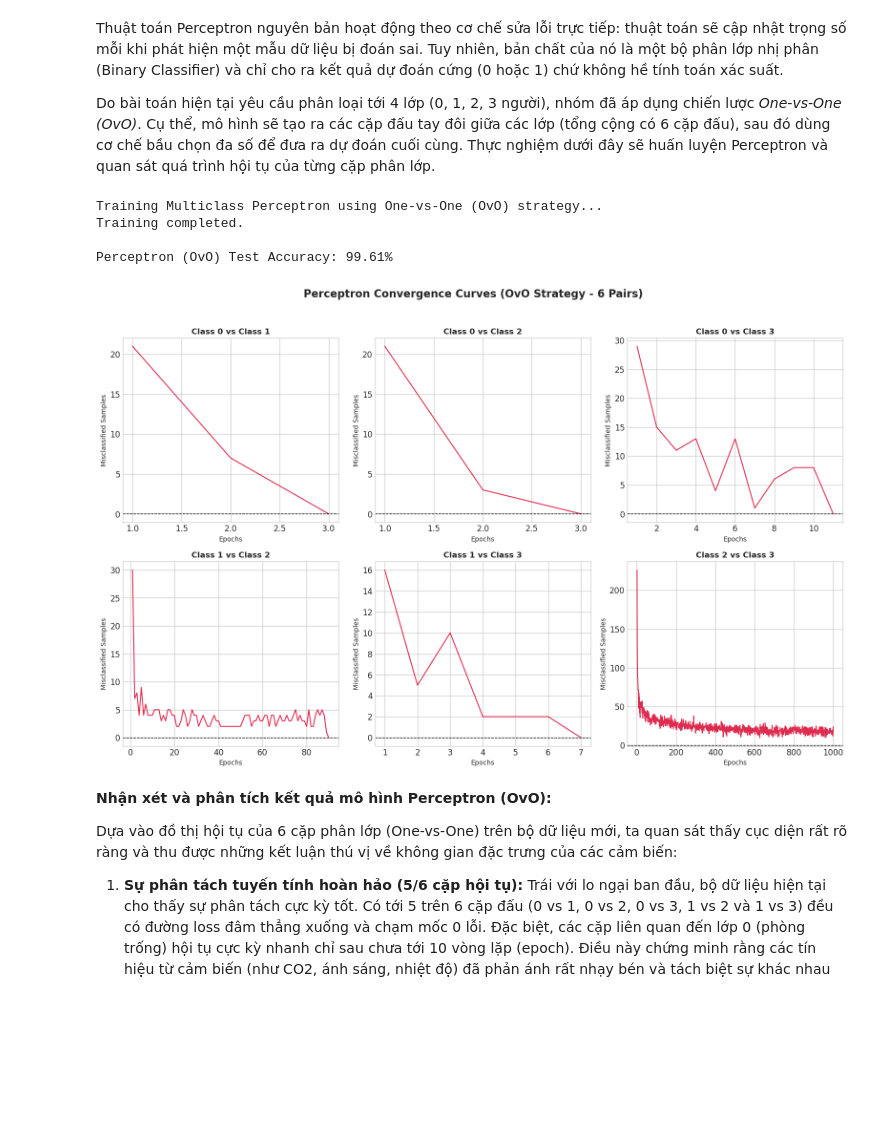
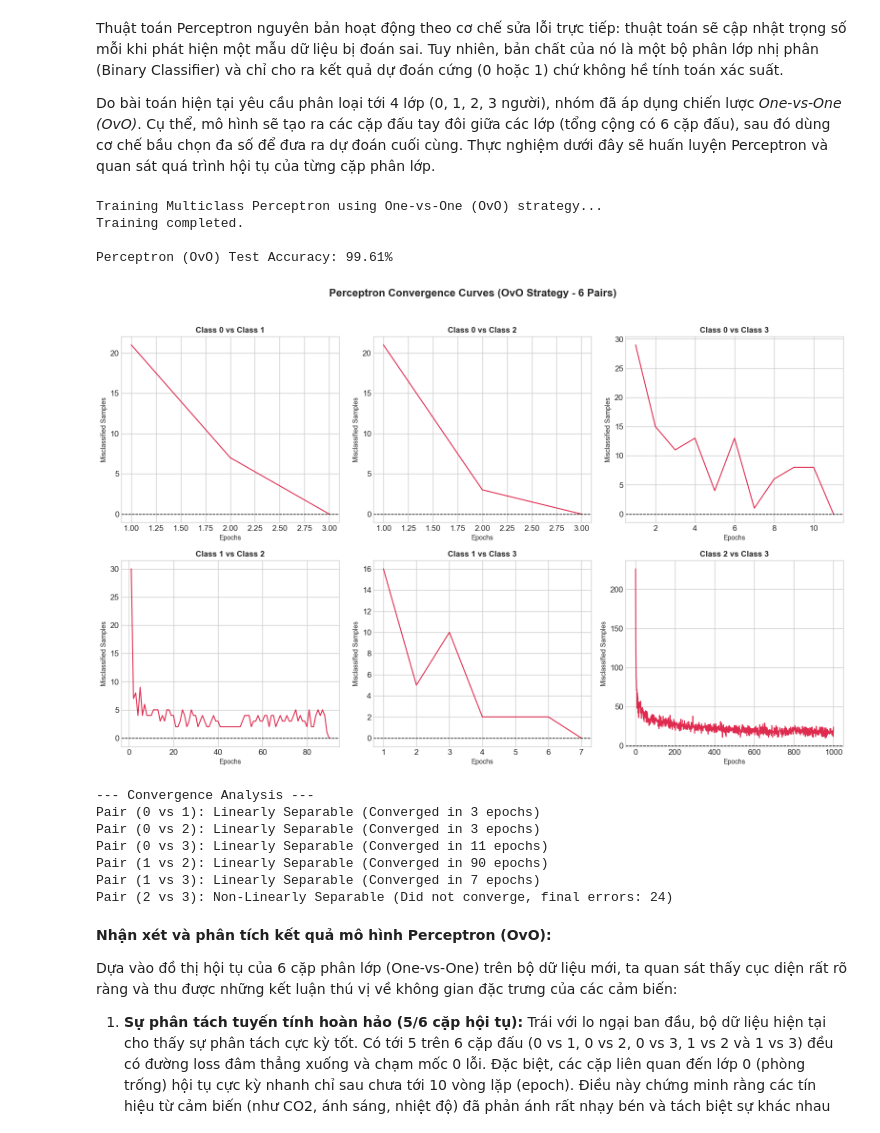
Before and after one commit to ThanhChuong12/Supervised-Learning-Regression-Classification, a Jupyter notebook: code/Part2_Classification/02_modeling.ipynb, the cells around one changed output. Cells and saved outputs as stored; diff of their text form; code cells hidden in the pictures; blank space fills up the shorter version.

```diff
--- a/code/Part2_Classification/02_modeling.ipynb
+++ b/code/Part2_Classification/02_modeling.ipynb
@@ -496,34 +496,50 @@ perceptron_ovo.fit(X_train_scaled, y_train)
 print("Training completed.\n")
 
 # Evaluate basic accuracy on the test set
 y_pred_test_perc = perceptron_ovo.predict(X_test_scaled)
 test_acc_perc = accuracy_score(y_test, y_pred_test_perc)
 print(f"Perceptron (OvO) Test Accuracy: {test_acc_perc * 100:.2f}%\n")
 
 # Plot the convergence curve for each binary classifier using subplots
 fig, axes = plt.subplots(2, 3, figsize=(16, 10))
 axes = axes.flatten()
 
 # Loop through each model to plot their specific error history on a separate subplot
 for idx, estimator in enumerate(perceptron_ovo.estimators_):
     errors = estimator.errors_history
     c1, c2 = perceptron_ovo.class_pairs_[idx]
 
     axes[idx].plot(range(1, len(errors) + 1), errors, color='crimson', linewidth=1.5, alpha=0.9)
     axes[idx].set_title(f'Class {c1} vs Class {c2}', fontsize=12, fontweight='bold')
     axes[idx].set_xlabel('Epochs', fontsize=10)
     axes[idx].set_ylabel('Misclassified Samples', fontsize=10)
     axes[idx].axhline(y=0, color='black', linestyle='--', linewidth=1)
 
 plt.suptitle('Perceptron Convergence Curves (OvO Strategy - 6 Pairs)', fontsize=16, fontweight='bold', y=1.02)
 plt.tight_layout()
 plt.show()
+
+# Check which pairs are linearly separable based on error history
+print("--- Convergence Analysis ---")
+for idx, estimator in enumerate(perceptron_ovo.estimators_):
+    c1, c2 = perceptron_ovo.class_pairs_[idx]
+    if estimator.errors_history[-1] == 0:
+        print(f"Pair ({c1} vs {c2}): Linearly Separable (Converged in {len(estimator.errors_history)} epochs)")
+    else:
+        print(f"Pair ({c1} vs {c2}): Non-Linearly Separable (Did not converge, final errors: {estimator.errors_history[-1]})")
 # %% [output]
 Training Multiclass Perceptron using One-vs-One (OvO) strategy...
 Training completed.
 
 Perceptron (OvO) Test Accuracy: 99.61%
-[figure, old version]
+[figure, new version]
+--- Convergence Analysis ---
+Pair (0 vs 1): Linearly Separable (Converged in 3 epochs)
+Pair (0 vs 2): Linearly Separable (Converged in 3 epochs)
+Pair (0 vs 3): Linearly Separable (Converged in 11 epochs)
+Pair (1 vs 2): Linearly Separable (Converged in 90 epochs)
+Pair (1 vs 3): Linearly Separable (Converged in 7 epochs)
+Pair (2 vs 3): Non-Linearly Separable (Did not converge, final errors: 24)
 # %% [markdown]
 **Nhận xét và phân tích kết quả mô hình Perceptron (OvO):**
 
```
Also changed, not shown: parts of 11 cells of this notebook.
